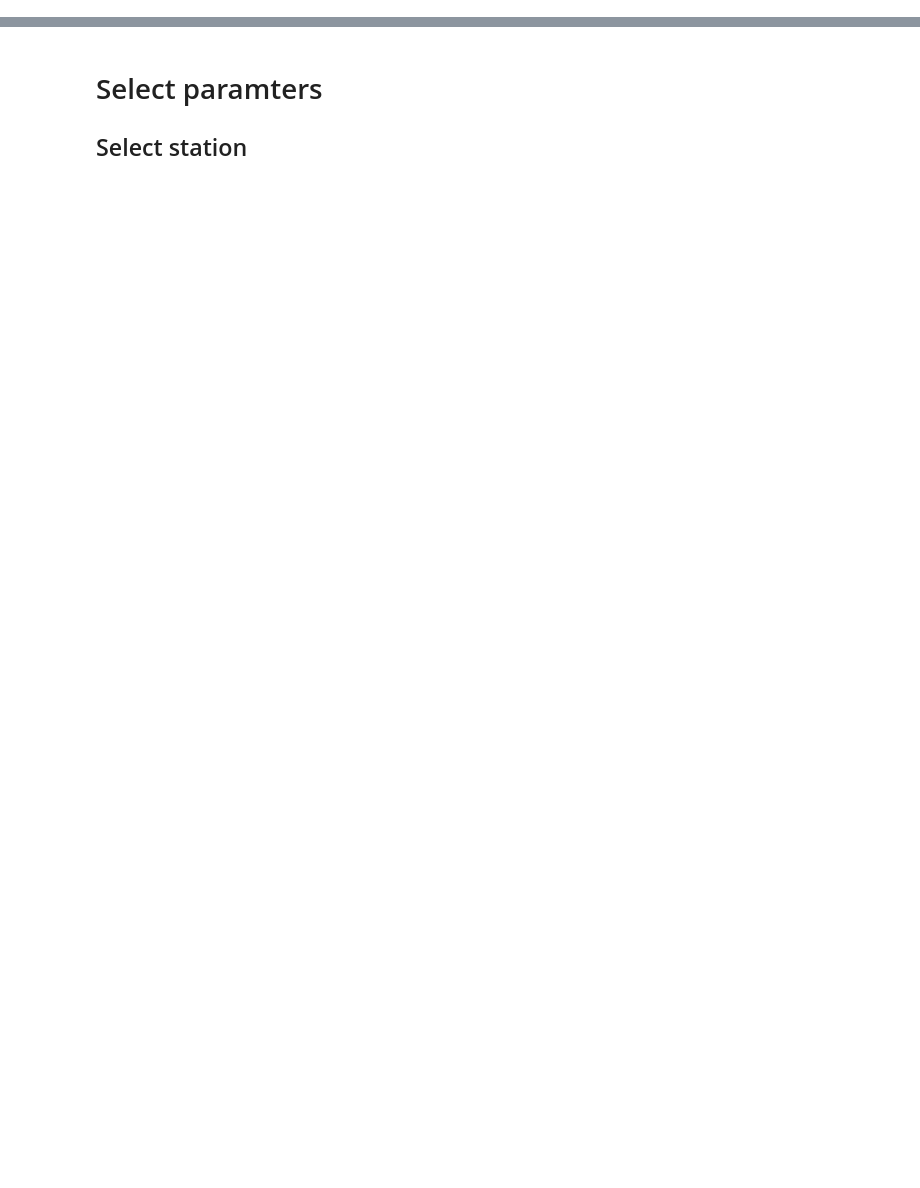
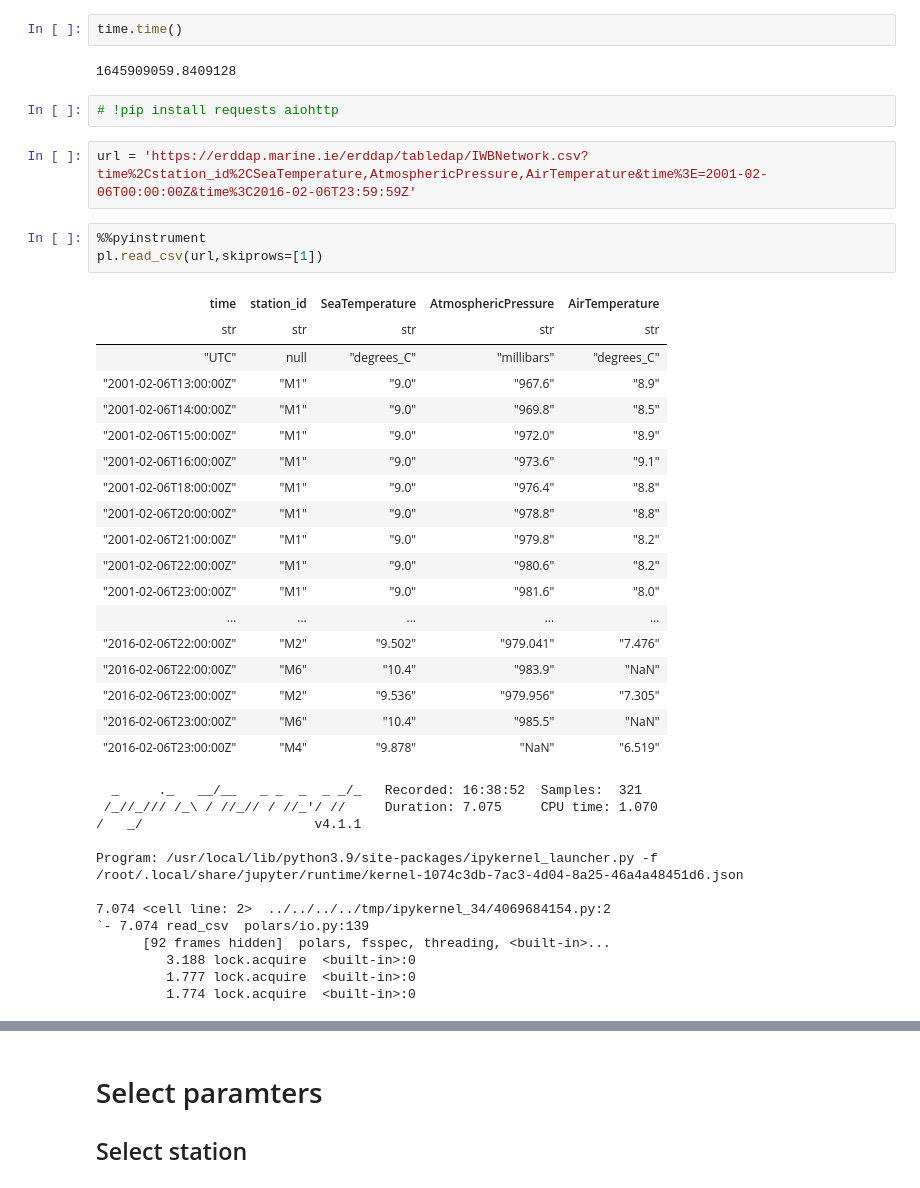
Before and after one commit to braaannigan/performance-data-science, a Jupyter notebook: dataframes/loadFromServer.ipynb, the cells around one changed output, grey strips where cells are left out. Saved outputs shown, nothing was run; the diff lists cells and outputs as text; blank space fills up the shorter version.

```diff
--- a/dataframes/loadFromServer.ipynb
+++ b/dataframes/loadFromServer.ipynb
@@ -14,0 +24,42 @@ import matplotlib.pyplot as plt
+# %%
+time.time()
+# %% [output]
+1645909059.8409128
+# %%
+# !pip install requests aiohttp
+# %%
+url = 'https://erddap.marine.ie/erddap/tabledap/IWBNetwork.csv?time%2Cstation_id%2CSeaTemperature,AtmosphericPressure,AirTemperature&time%3E=2001-02-06T00:00:00Z&time%3C2016-02-06T23:59:59Z'
+# %%
+%%pyinstrument
+pl.read_csv(url,skiprows=[1])
+# %% [output]
+| time | station_id | SeaTemperature | AtmosphericPressure | AirTemperature |
+| str | str | str | str | str |
+| "UTC" | null | "degrees_C" | "millibars" | "degrees_C" |
+| "2001-02-06T13:00:00Z" | "M1" | "9.0" | "967.6" | "8.9" |
+| "2001-02-06T14:00:00Z" | "M1" | "9.0" | "969.8" | "8.5" |
+| "2001-02-06T15:00:00Z" | "M1" | "9.0" | "972.0" | "8.9" |
+| "2001-02-06T16:00:00Z" | "M1" | "9.0" | "973.6" | "9.1" |
+| "2001-02-06T18:00:00Z" | "M1" | "9.0" | "976.4" | "8.8" |
+| "2001-02-06T20:00:00Z" | "M1" | "9.0" | "978.8" | "8.8" |
+| "2001-02-06T21:00:00Z" | "M1" | "9.0" | "979.8" | "8.2" |
+| "2001-02-06T22:00:00Z" | "M1" | "9.0" | "980.6" | "8.2" |
+| "2001-02-06T23:00:00Z" | "M1" | "9.0" | "981.6" | "8.0" |
+| ... | ... | ... | ... | ... |
+| "2016-02-06T22:00:00Z" | "M2" | "9.502" | "979.041" | "7.476" |
+| "2016-02-06T22:00:00Z" | "M6" | "10.4" | "983.9" | "NaN" |
+| "2016-02-06T23:00:00Z" | "M2" | "9.536" | "979.956" | "7.305" |
+| "2016-02-06T23:00:00Z" | "M6" | "10.4" | "985.5" | "NaN" |
+| "2016-02-06T23:00:00Z" | "M4" | "9.878" | "NaN" | "6.519" |
+  _     ._   __/__   _ _  _  _ _/_   Recorded: 16:38:52  Samples:  321
+ /_//_/// /_\ / //_// / //_'/ //     Duration: 7.075     CPU time: 1.070
+/   _/                      v4.1.1
+
+Program: /usr/local/lib/python3.9/site-packages/ipykernel_launcher.py -f /root/.local/share/jupyter/runtime/kernel-1074c3db-7ac3-4d04-8a25-46a4a48451d6.json
+
+7.074 <cell line: 2>  ../../../../tmp/ipykernel_34/4069684154.py:2
+`- 7.074 read_csv  polars/io.py:139
+      [92 frames hidden]  polars, fsspec, threading, <built-in>...
+         3.188 lock.acquire  <built-in>:0
+         1.777 lock.acquire  <built-in>:0
+         1.774 lock.acquire  <built-in>:0
```
Also changed, not shown: parts of 39 cells of this notebook, 3 other files.
